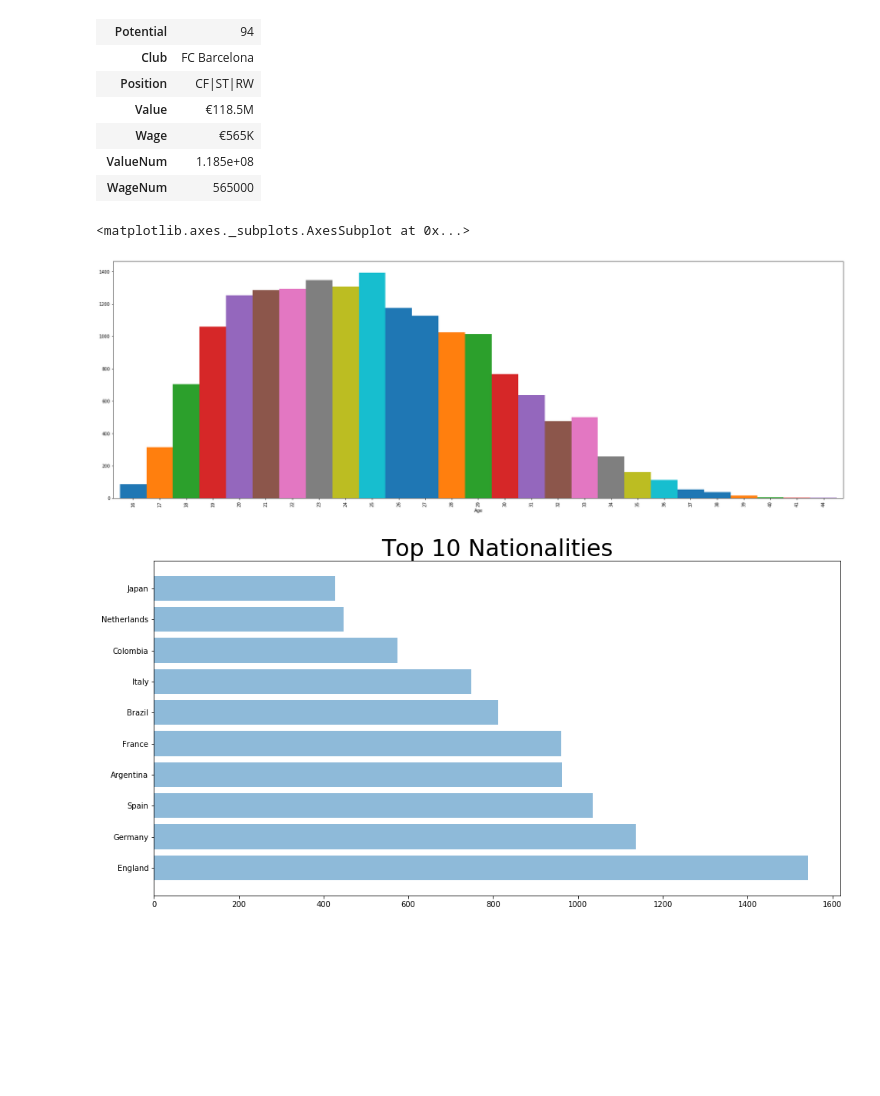
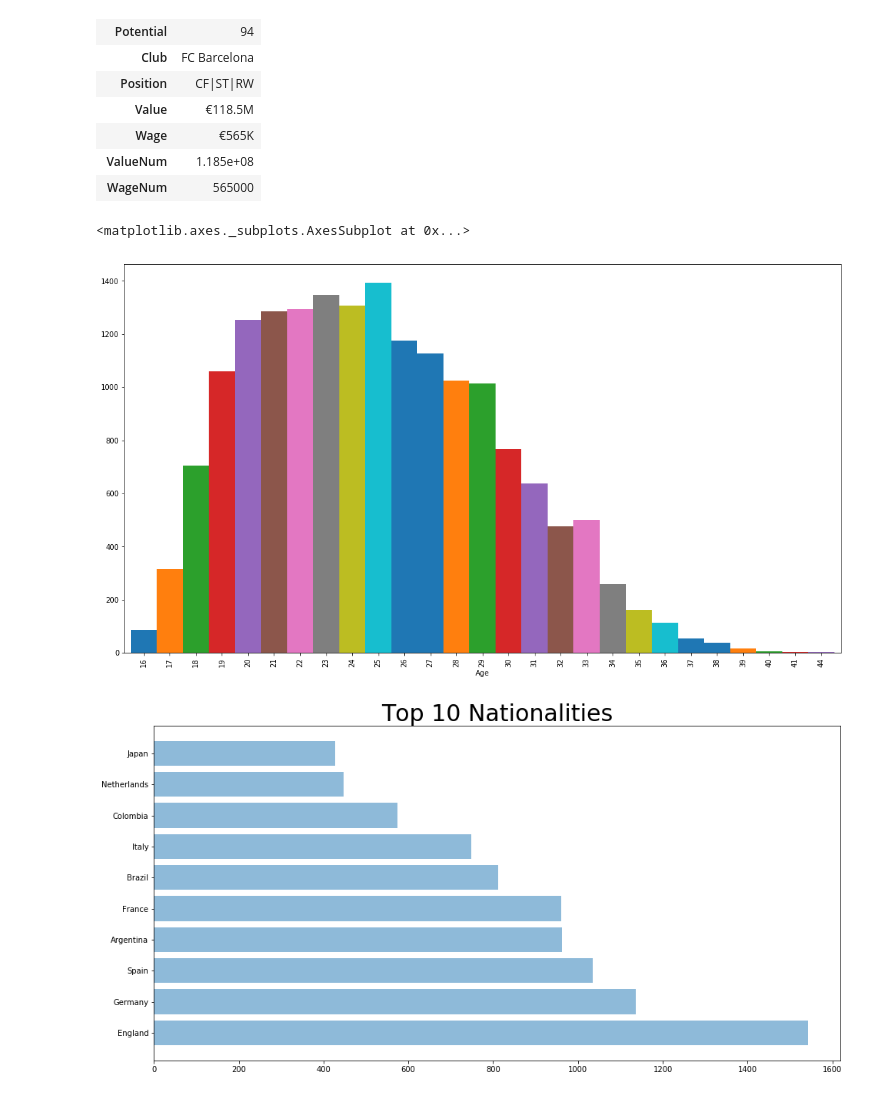
Before and after one commit to saidsef/ff18, a Jupyter notebook: ff18.ipynb, the cells around one changed output. Saved outputs shown, nothing was run; the diff lists cells and outputs as text; code cells hidden in the pictures; blank space fills up the shorter version.

Commit message:
updated age bar chart

```diff
--- a/ff18.ipynb
+++ b/ff18.ipynb
@@ -126,11 +126,11 @@ FF18.head(1).T
 | ValueNum | 1.185e+08 |
 | WageNum | 565000 |
 # %%
-plt.figure(figsize=(30, 10))
+plt.figure(figsize=(18, 10))
 df.groupby('Age')['Age'].count().plot(kind='bar', width=1)
 # %% [output]
 <matplotlib.axes._subplots.AxesSubplot at 0x...>
-[figure, old version]
+[figure, new version]
 # %%
 plt.figure(figsize=(16,8))
 # func = lambda x : np.where(x < 0, x.mean(), x)
```
